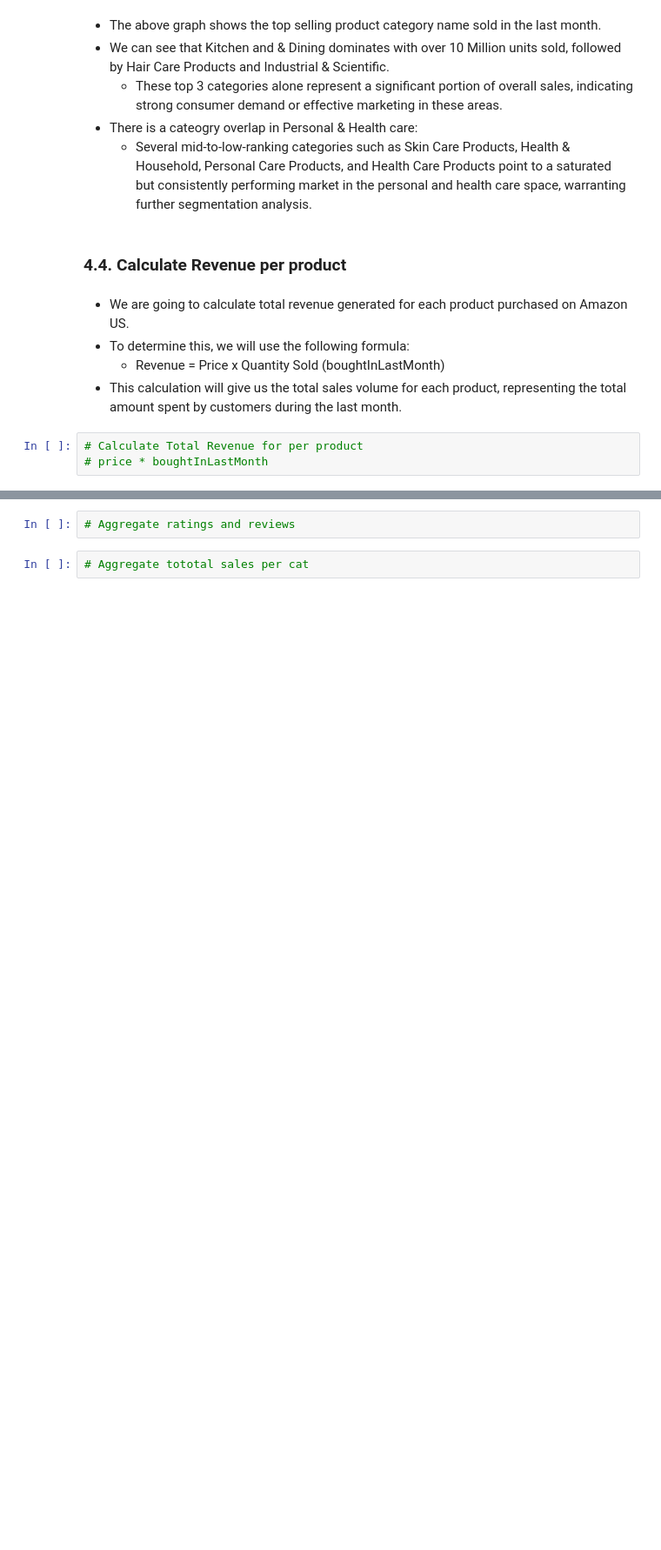
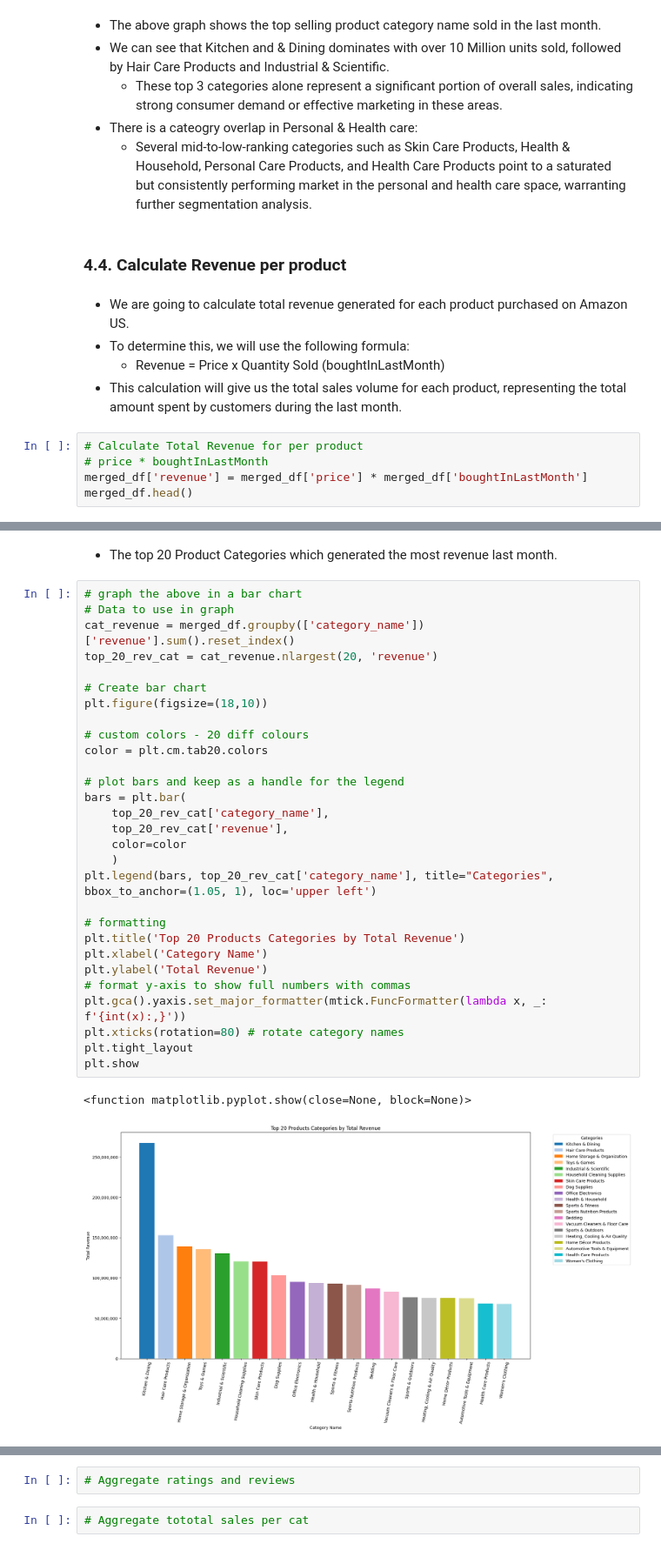
Before and after one commit to ctimothy14/Amazon_products_2023, a Jupyter notebook: amazon_products.ipynb, the cells around one changed output, grey strips where cells are left out. Shown at 87% size. Drawn from its saved outputs; the diff is of its cells as text; blank space fills up the shorter version.

```diff
--- a/amazon_products.ipynb
+++ b/amazon_products.ipynb
@@ -615,3 +615,5 @@ plt.show()
 # %%
 # Calculate Total Revenue for per product
 # price * boughtInLastMonth
+merged_df['revenue'] = merged_df['price'] * merged_df['boughtInLastMonth']
+merged_df.head()
@@ -617,0 +670,34 @@ plt.show()
+# %% [markdown]
+- The top 20 Product Categories which generated the most revenue last month.
+# %%
+# graph the above in a bar chart
+# Data to use in graph
+cat_revenue = merged_df.groupby(['category_name'])['revenue'].sum().reset_index()
+top_20_rev_cat = cat_revenue.nlargest(20, 'revenue')
+
+# Create bar chart
+plt.figure(figsize=(18,10))
+
+# custom colors - 20 diff colours
+color = plt.cm.tab20.colors
+
+# plot bars and keep as a handle for the legend
+bars = plt.bar(
+    top_20_rev_cat['category_name'],
+    top_20_rev_cat['revenue'],
+    color=color
+    )
+plt.legend(bars, top_20_rev_cat['category_name'], title="Categories", bbox_to_anchor=(1.05, 1), loc='upper left')
+
+# formatting
+plt.title('Top 20 Products Categories by Total Revenue')
+plt.xlabel('Category Name')
+plt.ylabel('Total Revenue')
+# format y-axis to show full numbers with commas
+plt.gca().yaxis.set_major_formatter(mtick.FuncFormatter(lambda x, _: f'{int(x):,}'))
+plt.xticks(rotation=80) # rotate category names
+plt.tight_layout
+plt.show
+# %% [output]
+<function matplotlib.pyplot.show(close=None, block=None)>
+[figure, added]
```
Also changed, not shown: parts of 7 cells of this notebook.
